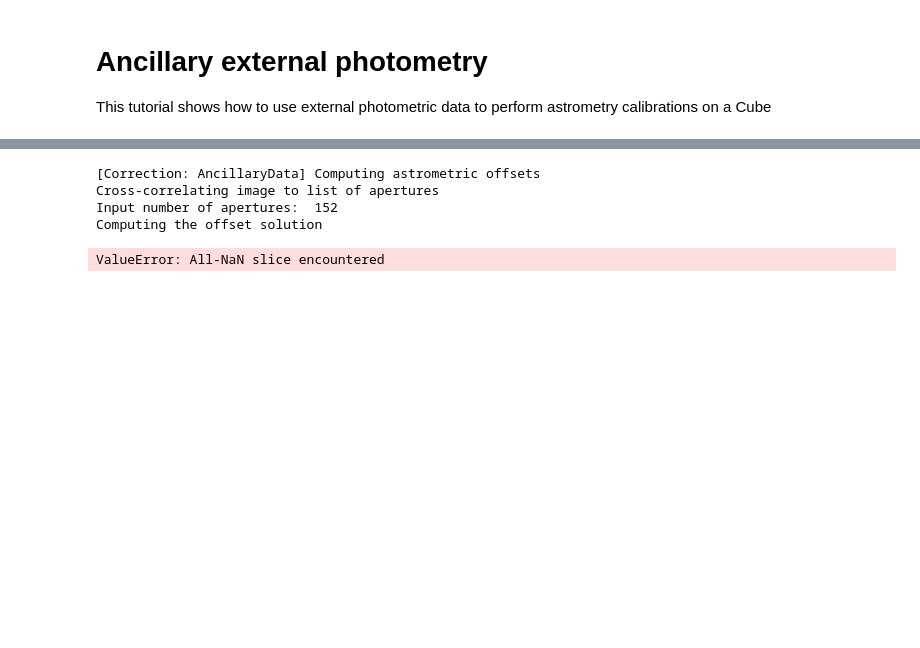
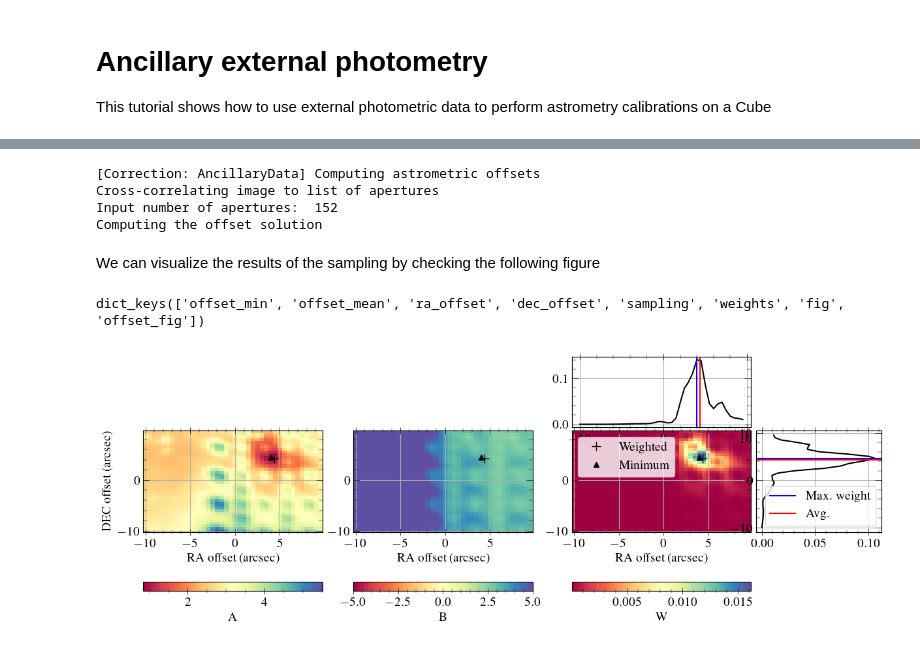
Before and after one commit to pykoala/pykoala, a Jupyter notebook: tutorials/compare_with_external_photo.ipynb, the cells around one changed output, grey strips where cells are left out. Cells and saved outputs as stored; diff of their text form; code cells hidden in the pictures; blank space fills up the shorter version.

```diff
--- a/tutorials/compare_with_external_photo.ipynb
+++ b/tutorials/compare_with_external_photo.ipynb
@@ -92,10 +120,16 @@ ref_data['PANSTARRS_PS1.r']['figs'][0]
 # %%
 results = anc_data_corr.get_astrometry_offset()
-
-results['offset_fig']
 # %% [output]
 [Correction: AncillaryData] Computing astrometric offsets
 Cross-correlating image to list of apertures
 Input number of apertures:  152
 Computing the offset solution
-ValueError: All-NaN slice encountered
+# %% [markdown]
+We can visualize the results of the sampling by checking the following figure
+# %%
+print(results[0]['PANSTARRS_PS1.i'].keys())
+
+results[0]['PANSTARRS_PS1.i']['fig']
+# %% [output]
+dict_keys(['offset_min', 'offset_mean', 'ra_offset', 'dec_offset', 'sampling', 'weights', 'fig', 'offset_fig'])
+[figure, added]
```
Also changed, not shown: parts of 18 cells of this notebook, 2 other files.
